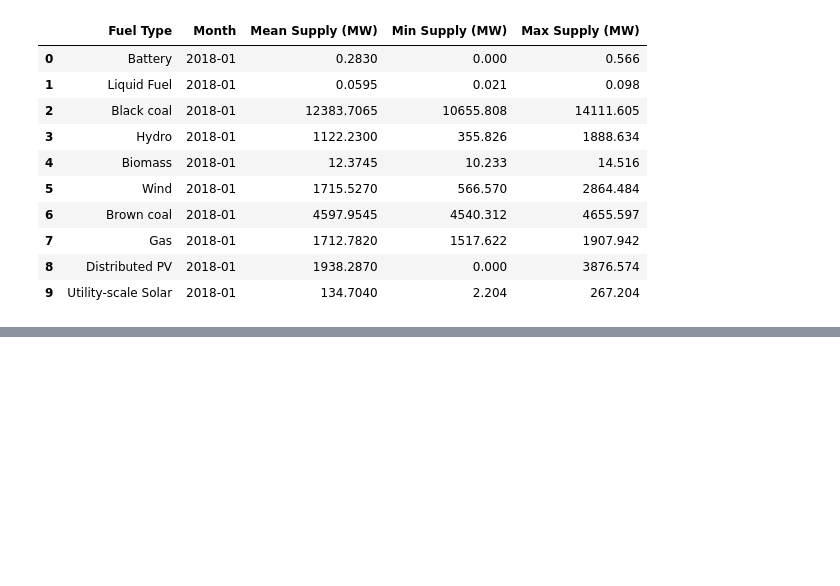
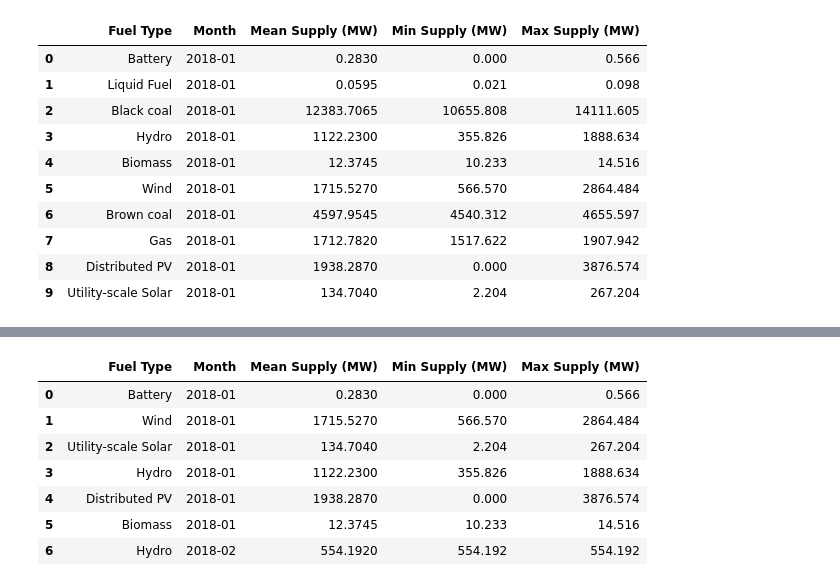
Before and after one commit to aidanlockwood20/IFN695-Codebase, a Jupyter notebook: report.ipynb, the cells around one changed output, grey strips where cells are left out. Cells and saved outputs as stored; diff of their text form; code cells hidden in the pictures; blank space fills up the shorter version.

```diff
--- a/report.ipynb
+++ b/report.ipynb
@@ -163,0 +186,11 @@ ax.plot(mean_supply_amounts)
+# %%
+renewables_df[0:7]
+# %% [output]
+|  | Fuel Type | Month | Mean Supply (MW) | Min Supply (MW) | Max Supply (MW) |
+| 0 | Battery | 2018-01 | 0.2830 | 0.000 | 0.566 |
+| 1 | Wind | 2018-01 | 1715.5270 | 566.570 | 2864.484 |
+| 2 | Utility-scale Solar | 2018-01 | 134.7040 | 2.204 | 267.204 |
+| 3 | Hydro | 2018-01 | 1122.2300 | 355.826 | 1888.634 |
+| 4 | Distributed PV | 2018-01 | 1938.2870 | 0.000 | 3876.574 |
+| 5 | Biomass | 2018-01 | 12.3745 | 10.233 | 14.516 |
+| 6 | Hydro | 2018-02 | 554.1920 | 554.192 | 554.192 |
```
Also changed, not shown: parts of 34 cells of this notebook, 3 other files.
